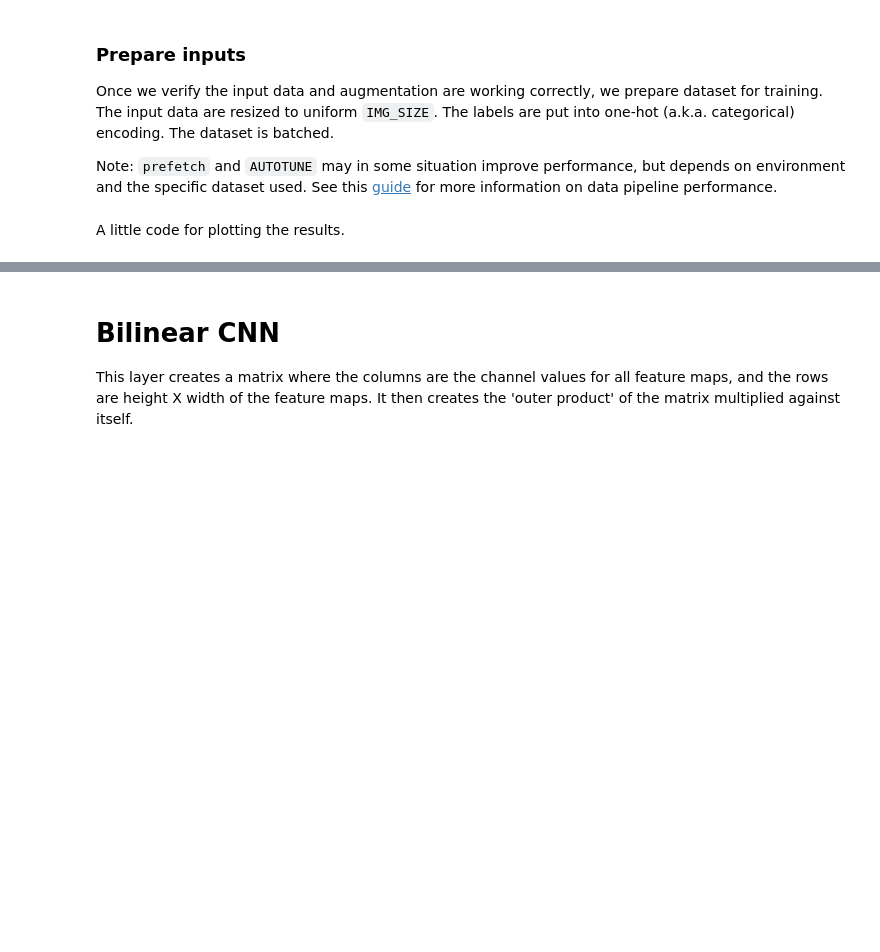
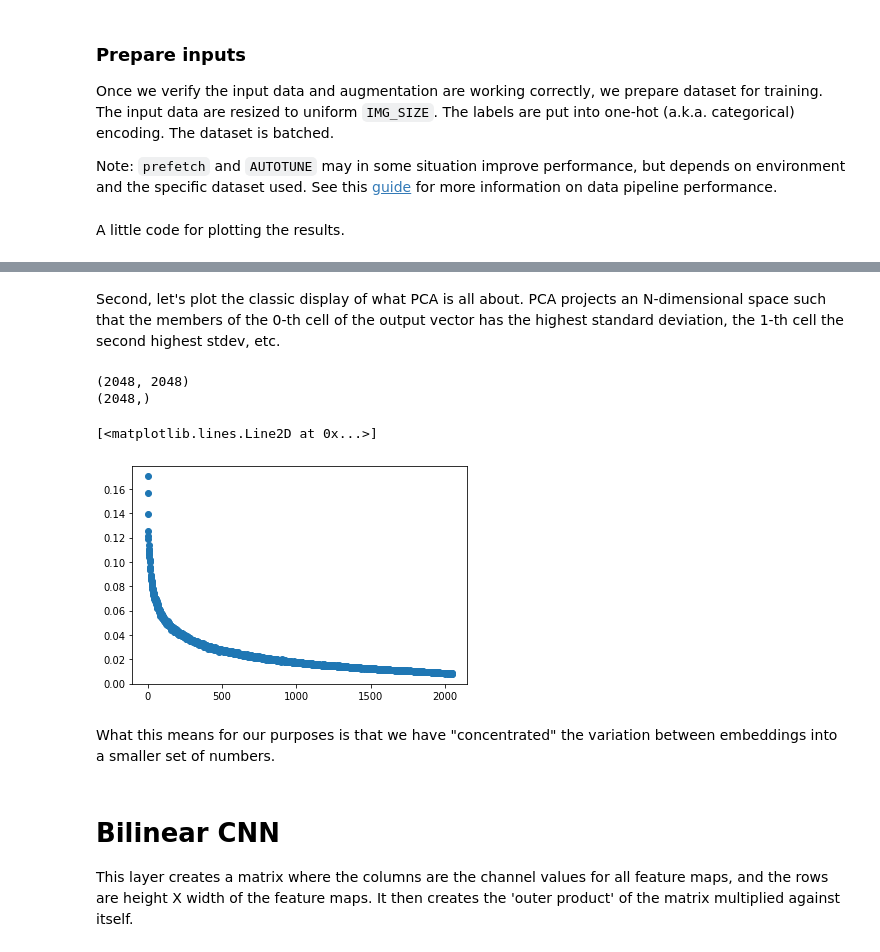
Before and after one commit to LanceNorskog/keras-fbcnn, a Jupyter notebook: notebooks/Bilinear_CNN_PCA_image_classification_efficientnet_fine_tuning.ipynb, the cells around one changed output, grey strips where cells are left out. Saved outputs shown, nothing was run; the diff lists cells and outputs as text; code cells hidden in the pictures; blank space fills up the shorter version.

```diff
--- a/notebooks/Bilinear_CNN_PCA_image_classification_efficientnet_fine_tuning.ipynb
+++ b/notebooks/Bilinear_CNN_PCA_image_classification_efficientnet_fine_tuning.ipynb
@@ -238,0 +250,4 @@ matrix: (1024, 5880)
+# %%
+projected = pca.transform(batches)
+print(projected.shape)
+print(pca.components_)
@@ -243,3 +291,21 @@ print(pca.n_samples_seen_)
+# %% [markdown]
+Second, let's plot the classic display of what PCA is all about. PCA projects an N-dimensional space such that the members of the 0-th cell of the output vector has the highest standard deviation, the 1-th cell the second highest stdev, etc.
+# %%
+transp = np.transpose(projected)
+print(transp.shape)
+std = np.ndarray.std(transp, axis=-1)
+print(std.shape)
+x = np.array(range(std.shape[0]), dtype='int32')
+y = np.asarray(std)
+#create basic scatterplot
+plt.plot(x, y, 'o')
+# %% [output]
+(2048, 2048)
+(2048,)
+[<matplotlib.lines.Line2D at 0x...>]
+[figure, added]
+# %% [markdown]
+What this means for our purposes is that we have "concentrated" the variation between embeddings into a smaller set of numbers.
 # %% [markdown]
 # Bilinear CNN
 This layer creates a matrix where the columns are the channel values for all feature maps, and the rows are height X width of the feature maps. It then creates the 'outer product' of the matrix multiplied against itself.
```
Also changed, not shown: parts of 13 cells of this notebook.
